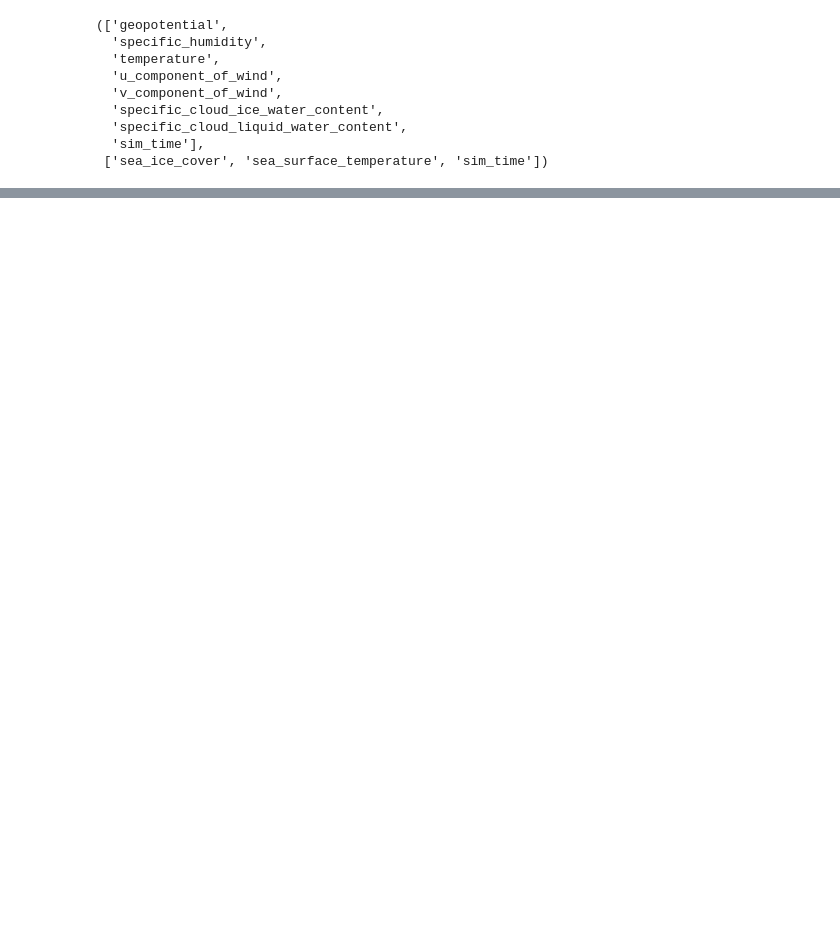
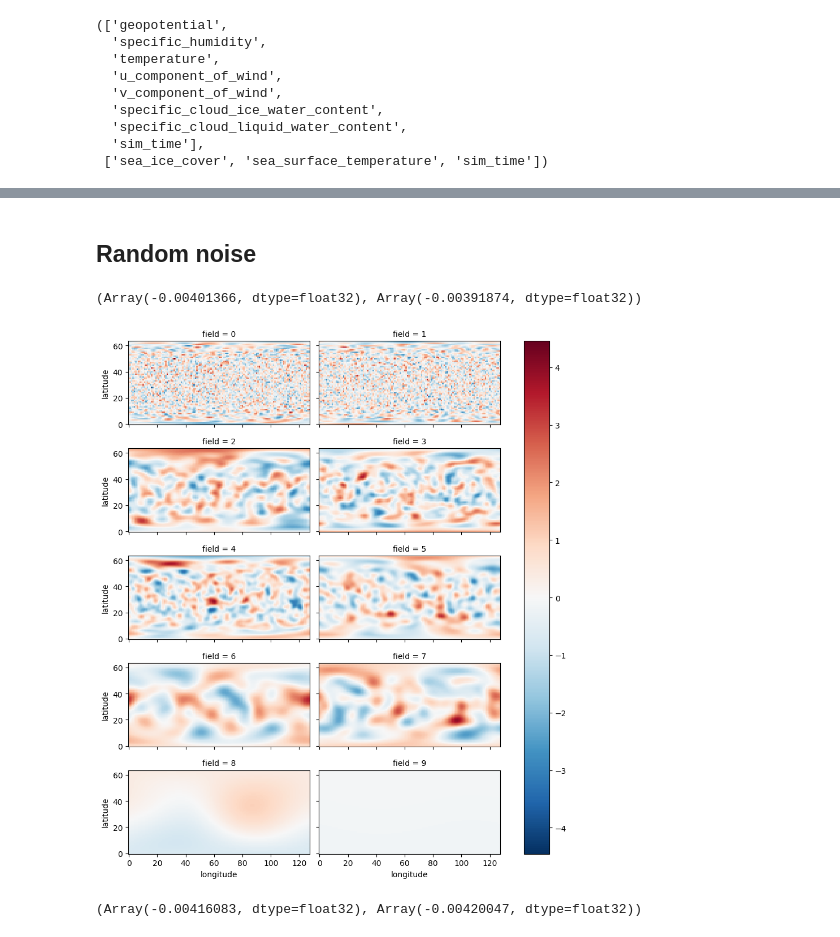
Before and after one commit to mylrcd/NeuralGCM, a Jupyter notebook: quickstart/trainModel.ipynb, the cells around one changed output, grey strips where cells are left out. Drawn from its saved outputs; the diff is of its cells as text; code cells hidden in the pictures; blank space fills up the shorter version.

```diff
--- a/quickstart/trainModel.ipynb
+++ b/quickstart/trainModel.ipynb
@@ -52,0 +176,17 @@ inputs_keys, forcings_keys
+# %% [markdown]
+## Random noise
+# %%
+encoded = model.encode(inputs, forcings, jax.random.key(0))
+encoded2 = model.encode(inputs, forcings, jax.random.key(1))
+# %%
+# slightly different average temperatures
+encoded.state.temperature_variation.mean(), encoded2.state.temperature_variation.mean()
+# %% [output]
+(Array(-0.00401366, dtype=float32), Array(-0.00391874, dtype=float32))
+# %%
+xarray.DataArray(
+    encoded.randomness.nodal_value,
+    dims=['field', 'longitude', 'latitude'],
+).plot(x='longitude', y='latitude', col='field', col_wrap=2, aspect=2, size=2);
+# %% [output]
+[figure, added]
@@ -52,0 +197,4 @@ inputs_keys, forcings_keys
+# %%
+advanced.state.temperature_variation.mean(), advanced_with_new_rng.state.temperature_variation.mean()
+# %% [output]
+(Array(-0.00416083, dtype=float32), Array(-0.00420047, dtype=float32))
```
Also changed, not shown: parts of 24 cells of this notebook, 1 other file.
